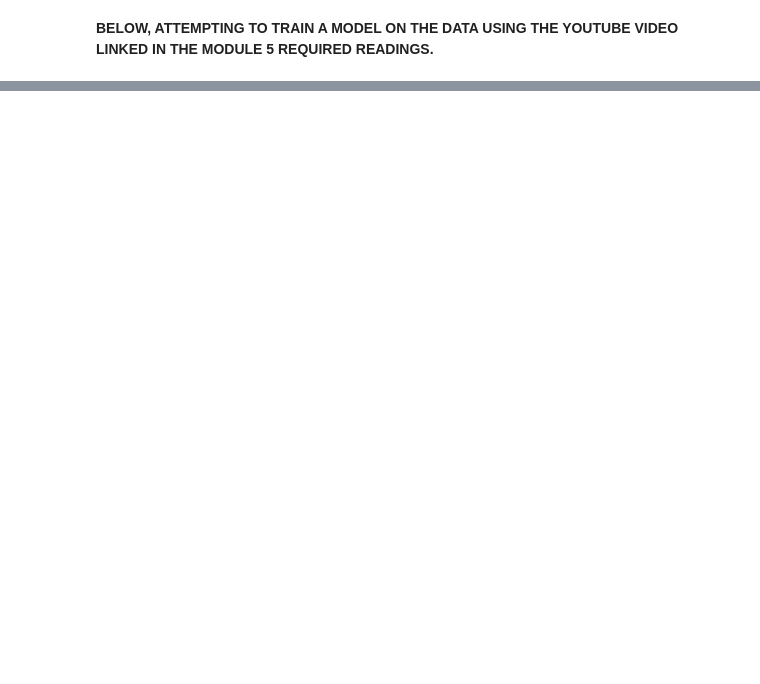
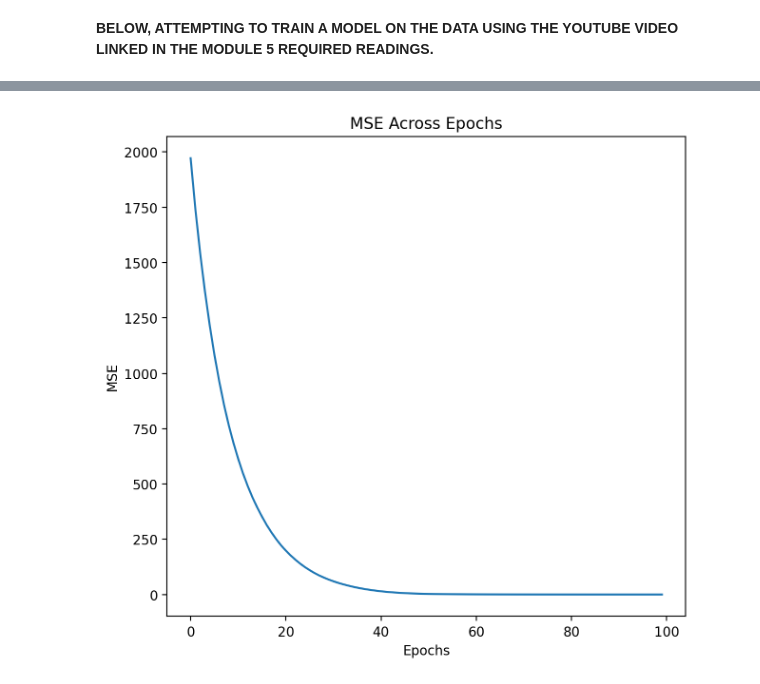
Before and after one commit to gbauer-at-sandiego-edu/AAI-501-Group-4, a Jupyter notebook: Team 4 Jupyter Notebook.ipynb, the cells around one changed output, grey strips where cells are left out. Cells and saved outputs as stored; diff of their text form; code cells hidden in the pictures; blank space fills up the shorter version.

```diff
--- a/Team 4 Jupyter Notebook.ipynb
+++ b/Team 4 Jupyter Notebook.ipynb
@@ -246,0 +290,17 @@ Epoch 20/20
+# %%
+# Accessing the history dictionary
+history_dict = history.history
+
+# Plotting this puppy out
+plt.figure(figsize=(12, 6))
+plt.subplot(1, 2, 1)
+plt.plot(history_dict['loss'], label='MSE')
+plt.title('MSE Across Epochs')
+plt.xlabel('Epochs')
+plt.ylabel('MSE')
+
+# Annnnd showing the plot
+plt.tight_layout()
+plt.show()
+# %% [output]
+[figure, added]
```
Also changed, not shown: parts of 24 cells of this notebook.
